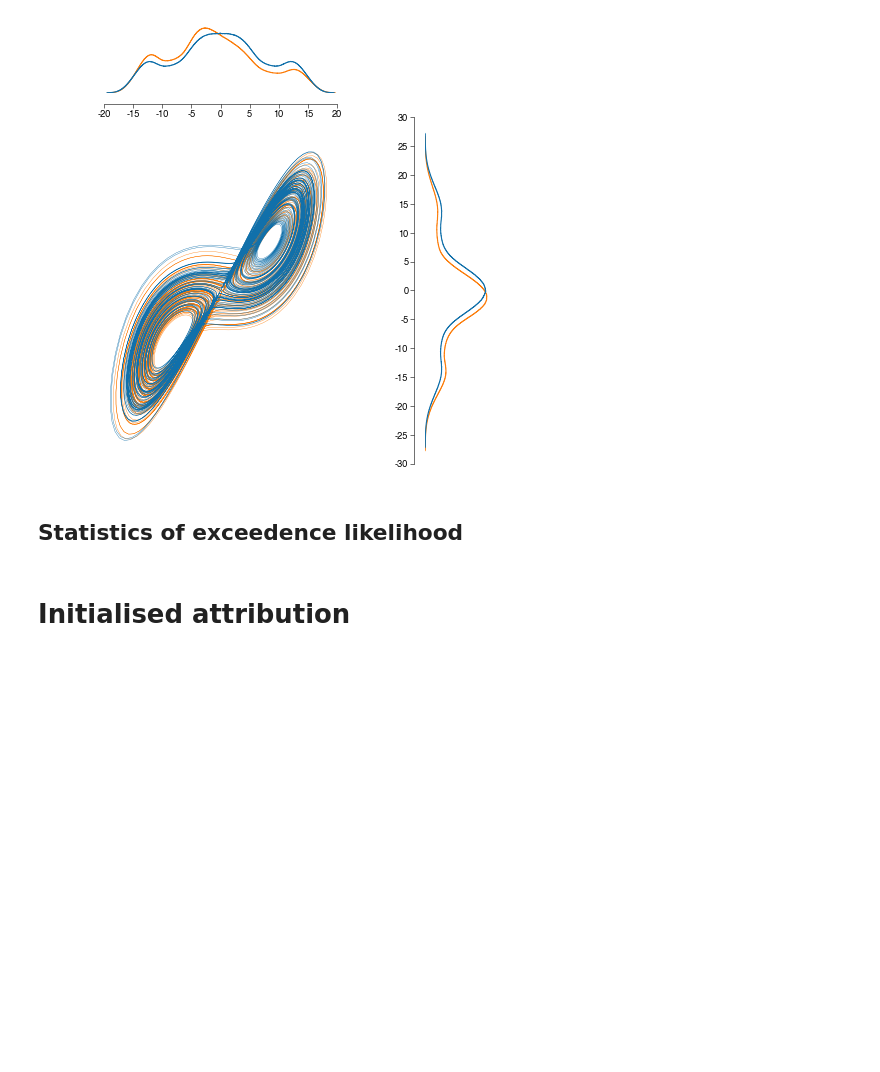
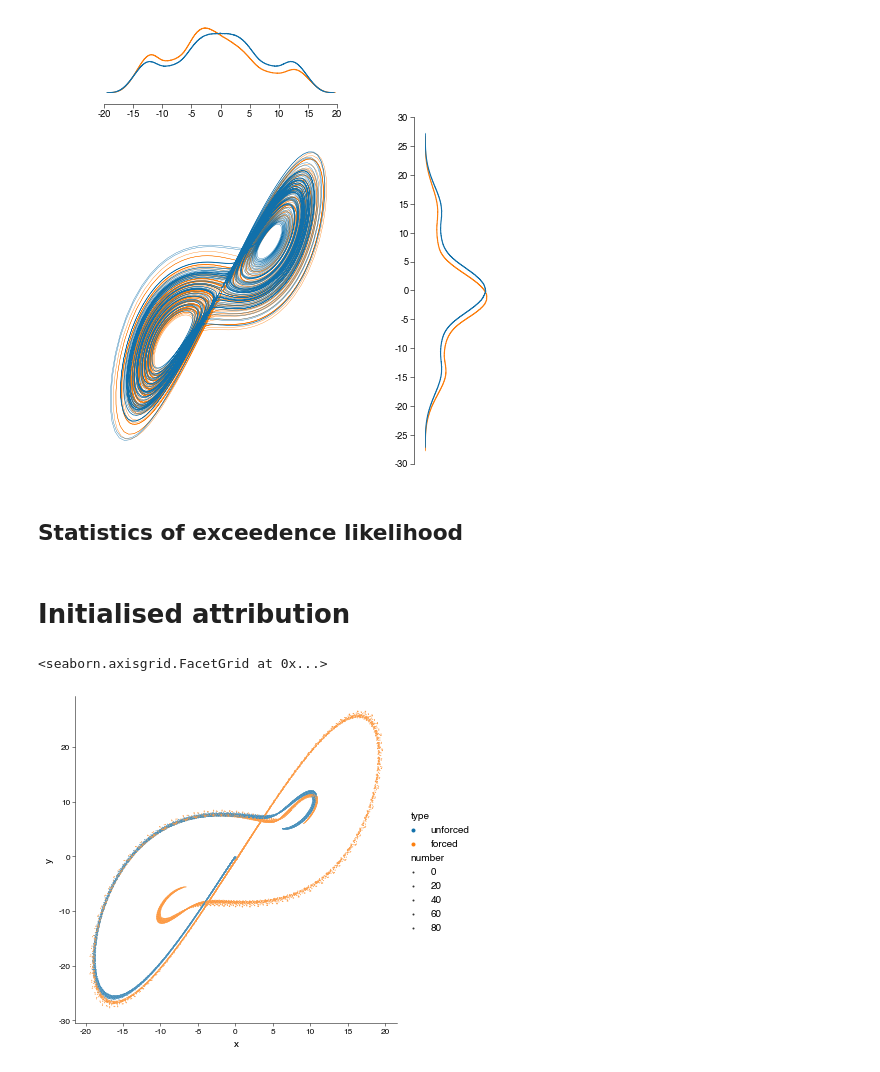
Before and after one commit to njleach/Thesis, a Jupyter notebook: Introduction/Figures/initialised-lorenz.ipynb, the cells around one changed output. Drawn from its saved outputs; the diff is of its cells as text; code cells hidden in the pictures; blank space fills up the shorter version.

```diff
--- a/Introduction/Figures/initialised-lorenz.ipynb
+++ b/Introduction/Figures/initialised-lorenz.ipynb
@@ -206,3 +176,35 @@ for fpath in tqdm(sorted(glob.glob('Lorenz63-realisations/*'))[1:]):
     P1 = multiprocessing.Pool(processes=4)
     analogs += [xr.concat(P1.map(get_all_leads,ics.lead.values),dim='lead')]
     P1.close()
+# %%
+analogs = xr.concat(analogs,dim='branch')
+# %%
+analogs_ranked = analogs.to_dataframe().groupby(['lead','type']).apply(lambda x: x.sort_values('ED').reset_index(drop=True)).to_xarray().rename(level_2='rank')
+analogs_ranked.to_netcdf('Lorenz63-realisations/event_analogs.nc')
+# %%
+members = 100
+fcs=[]
+for lead in tqdm(analogs_ranked.lead.values):
+
+    IC_set = analogs_ranked.sel(type='forced',lead=lead)
+    IC_set = IC_set.sel(rank=IC_set.ED<1)
+    ICs = IC_set.sel(rank = np.random.choice(IC_set.x.size,members))[['x','y','z']].to_array().values.T
+
+    fclength = lead+0.4
+    timestep = 0.01
+    index = np.arange(0,fclength+timestep,timestep)
+
+    fcs0 = np.array([sp.integrate.odeint(lorenz, ic, index, (r,s,b,0,0)) for ic in ICs])
+    fcs0 = xr.DataArray(data=fcs0[None,None,],dims=['type','lead','number','time','variable'],coords=dict(type=['unforced'],lead=[lead],number=np.arange(members),time=index-lead,variable=['x','y','z'])).to_dataset(dim="variable")
+
+    fcs1 = np.array([sp.integrate.odeint(lorenz, ic, index, (r,s,b,*F)) for ic in ICs])
+    fcs1 = xr.DataArray(data=fcs1[None,None,],dims=['type','lead','number','time','variable'],coords=dict(type=['forced'],lead=[lead],number=np.arange(members),time=index-lead,variable=['x','y','z'])).to_dataset(dim="variable")
+
+    fcs += [xr.concat([fcs0,fcs1],dim='type')]
+
+fcs = xr.concat(fcs,dim='lead')
+# %%
+sn.relplot(data=fcs.sel(lead=[1]).dropna('time').to_dataframe().reset_index(),x='x',y='y',hue='type',size='number',sizes=(1,1))
+# %% [output]
+<seaborn.axisgrid.FacetGrid at 0x...>
+[figure, added]
```
Also changed, not shown: parts of 3 cells of this notebook, 4 other files.
